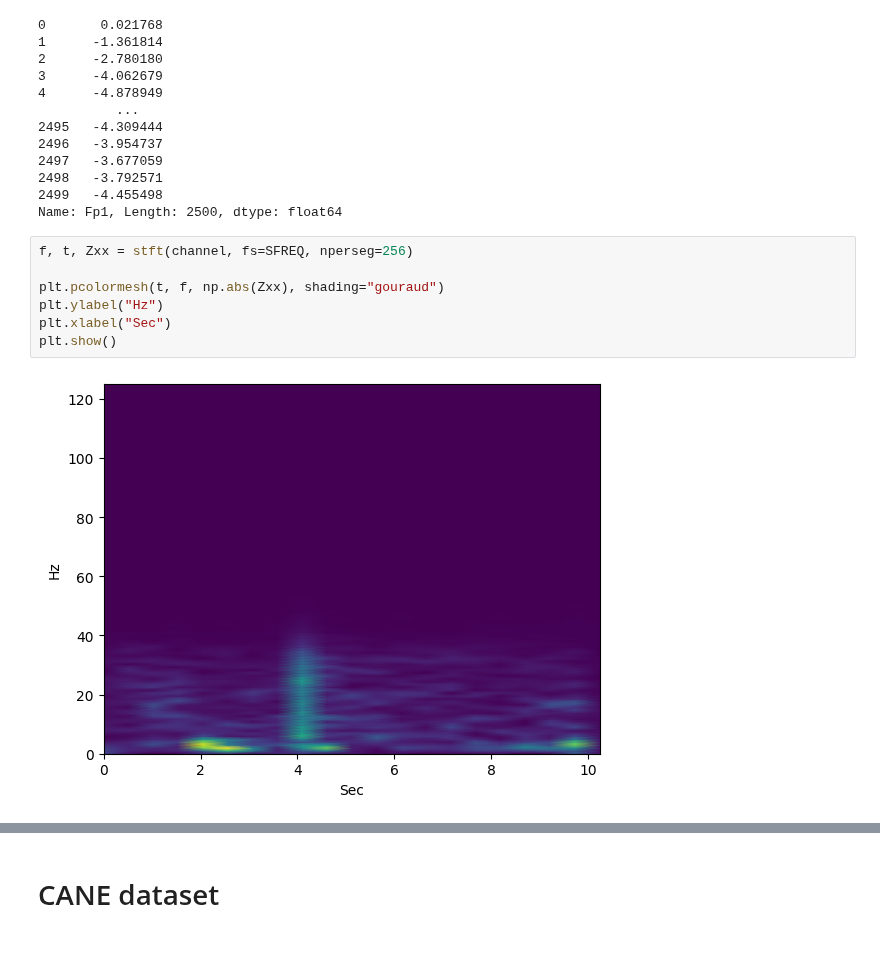
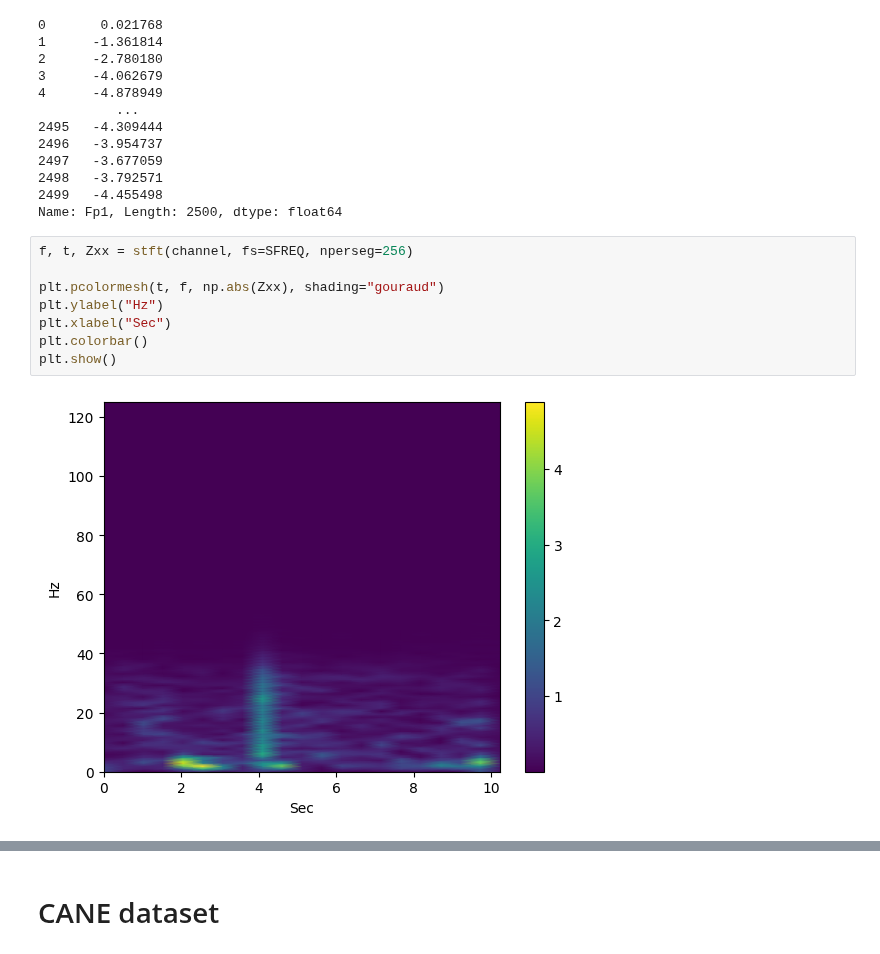
Before and after one commit to mtichavsky/eeg, a Jupyter notebook: prototyping.ipynb, the cells around one changed output, grey strips where cells are left out. Cells and saved outputs as stored; diff of their text form.

```diff
--- a/prototyping.ipynb
+++ b/prototyping.ipynb
@@ -256,12 +293,13 @@ Name: Fp1, Length: 2500, dtype: float64
 # %%
 f, t, Zxx = stft(channel, fs=SFREQ, nperseg=256)
 
 plt.pcolormesh(t, f, np.abs(Zxx), shading="gouraud")
 plt.ylabel("Hz")
 plt.xlabel("Sec")
+plt.colorbar()
 plt.show()
 # %% [output]
-[figure, old version]
+[figure, new version]
 # %%
 import matplotlib.pyplot as plt
 import numpy as np
```
Also changed, not shown: parts of 25 cells of this notebook, 4 other files.
